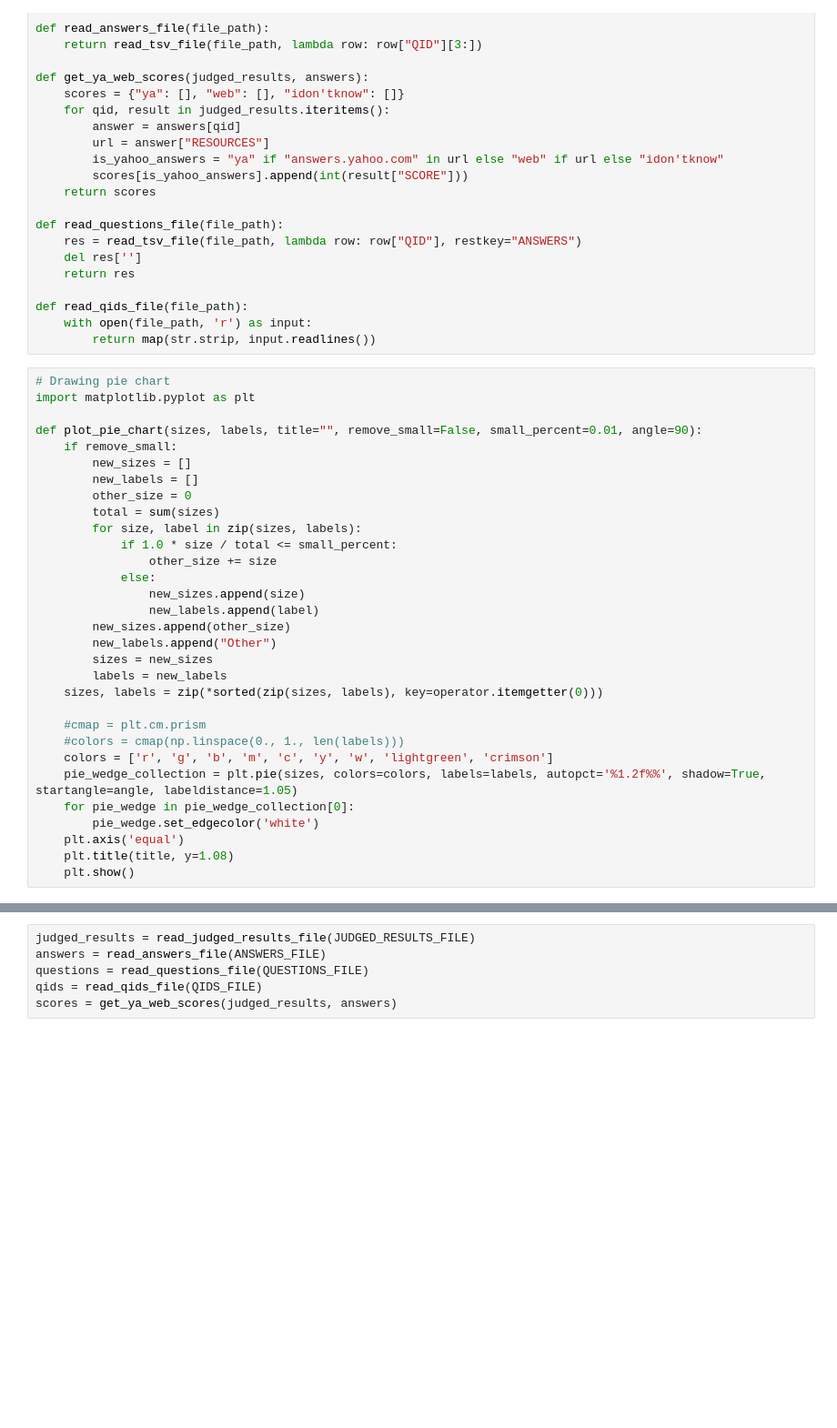
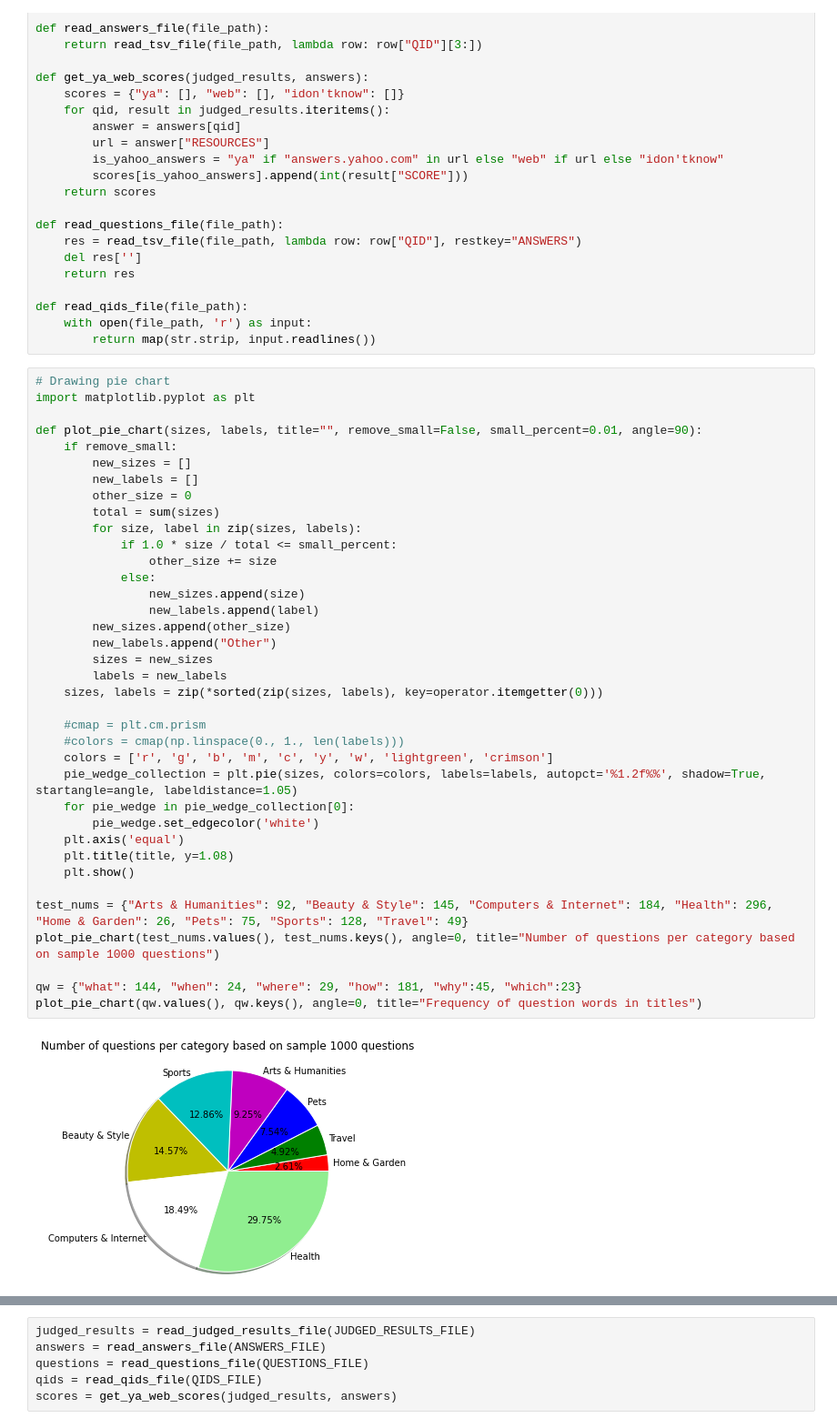
Before and after one commit to DenXX/irlab, a Jupyter notebook: code/dsavenk/liveqa/analysis/LiveQA Analysis.ipynb, the cells around one changed output, grey strips where cells are left out. Shown: that part at 91% size. Saved outputs shown, nothing was run; the diff lists cells and outputs as text; blank space fills up the shorter version.

Commit message:
Adding images and some introductory slides

```diff
--- a/code/dsavenk/liveqa/analysis/LiveQA Analysis.ipynb
+++ b/code/dsavenk/liveqa/analysis/LiveQA Analysis.ipynb
@@ -50,30 +50,38 @@ def read_qids_file(file_path):
 # Drawing pie chart
 import matplotlib.pyplot as plt
 
 def plot_pie_chart(sizes, labels, title="", remove_small=False, small_percent=0.01, angle=90):
     if remove_small:
         new_sizes = []
         new_labels = []
         other_size = 0
         total = sum(sizes)
         for size, label in zip(sizes, labels):
             if 1.0 * size / total <= small_percent:
                 other_size += size
             else:
                 new_sizes.append(size)
                 new_labels.append(label)
         new_sizes.append(other_size)
         new_labels.append("Other")
         sizes = new_sizes
         labels = new_labels
     sizes, labels = zip(*sorted(zip(sizes, labels), key=operator.itemgetter(0)))
 
     #cmap = plt.cm.prism
     #colors = cmap(np.linspace(0., 1., len(labels)))
     colors = ['r', 'g', 'b', 'm', 'c', 'y', 'w', 'lightgreen', 'crimson']
     pie_wedge_collection = plt.pie(sizes, colors=colors, labels=labels, autopct='%1.2f%%', shadow=True, startangle=angle, labeldistance=1.05)
     for pie_wedge in pie_wedge_collection[0]:
         pie_wedge.set_edgecolor('white')
     plt.axis('equal')
     plt.title(title, y=1.08)
     plt.show()
+
+test_nums = {"Arts & Humanities": 92, "Beauty & Style": 145, "Computers & Internet": 184, "Health": 296, "Home & Garden": 26, "Pets": 75, "Sports": 128, "Travel": 49}
+plot_pie_chart(test_nums.values(), test_nums.keys(), angle=0, title="Number of questions per category based on sample 1000 questions")
+
+qw = {"what": 144, "when": 24, "where": 29, "how": 181, "why":45, "which":23}
+plot_pie_chart(qw.values(), qw.keys(), angle=0, title="Frequency of question words in titles")
+# %% [output]
+[figure, added]
```
Also changed, not shown: parts of 2 cells of this notebook, 8 other files.
